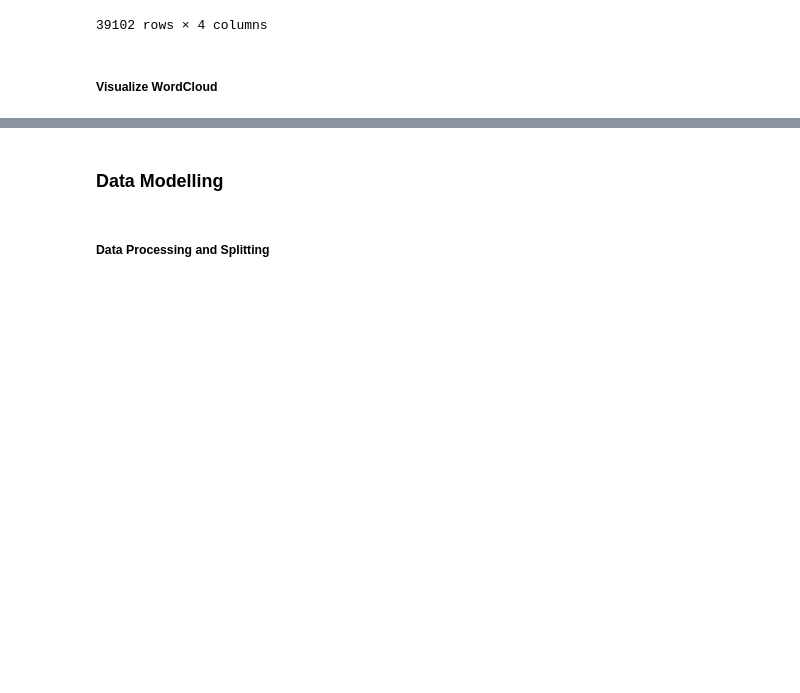
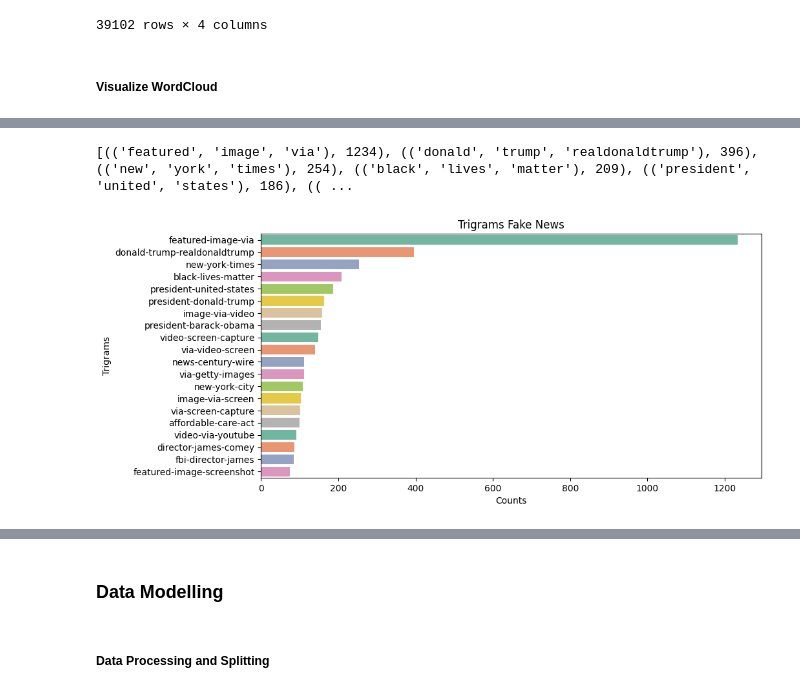
Before and after one commit to muhammadefan/DTS-Final-Assignment, a Jupyter notebook: fake_news_detection.ipynb, the cells around one changed output, grey strips where cells are left out. Cells and saved outputs as stored; diff of their text form; code cells hidden in the pictures; blank space fills up the shorter version.

```diff
--- a/fake_news_detection.ipynb
+++ b/fake_news_detection.ipynb
@@ -457,0 +526,28 @@ viz_word_cloud(texts=texts_fake, news_label='Fake')
+# %%
+#trigrams visualization
+def trigram_viz(text, title):
+  join = ' '.join(text) #join all line text
+  token_text = word_tokenize(join) #tokenize the join text
+  from nltk import FreqDist, trigrams #import frequency distribution and trigrams
+  trigrams = trigrams(token_text) #trigrams the token text
+  freq_trigrams = FreqDist()
+  for trigram in trigrams:
+    freq_trigrams[trigram] +=1
+
+  tg_dict_sorted = sorted(freq_trigrams.items(), key=lambda kv: kv[1], reverse=True)
+  tg, counts = list(zip(*tg_dict_sorted))
+  tg_str = list(map(lambda x: '-'.join(x), tg))
+  df_tg = pd.DataFrame([tg_str, counts]).T
+  df_tg.columns = ['Trigrams', 'Counts']
+
+  ## Setting figure, ax into variables
+  fig, ax = plt.subplots(figsize=(10,5), dpi=100)
+
+  ## Seaborn plotting using Pandas attributes + xtick rotation for ease of viewing
+  all_plot = sns.barplot(x='Counts', y='Trigrams', data=df_tg.head(20), ax=ax, palette='Set2')
+  plt.title(title);
+# %%
+trigram_viz(fake_text, 'Trigrams Fake News')
+# %% [output]
+[(('featured', 'image', 'via'), 1234), (('donald', 'trump', 'realdonaldtrump'), 396), (('new', 'york', 'times'), 254), (('black', 'lives', 'matter'), 209), (('president', 'united', 'states'), 186), (( ...
+[figure, added]
```
Also changed, not shown: parts of 21 cells of this notebook.
